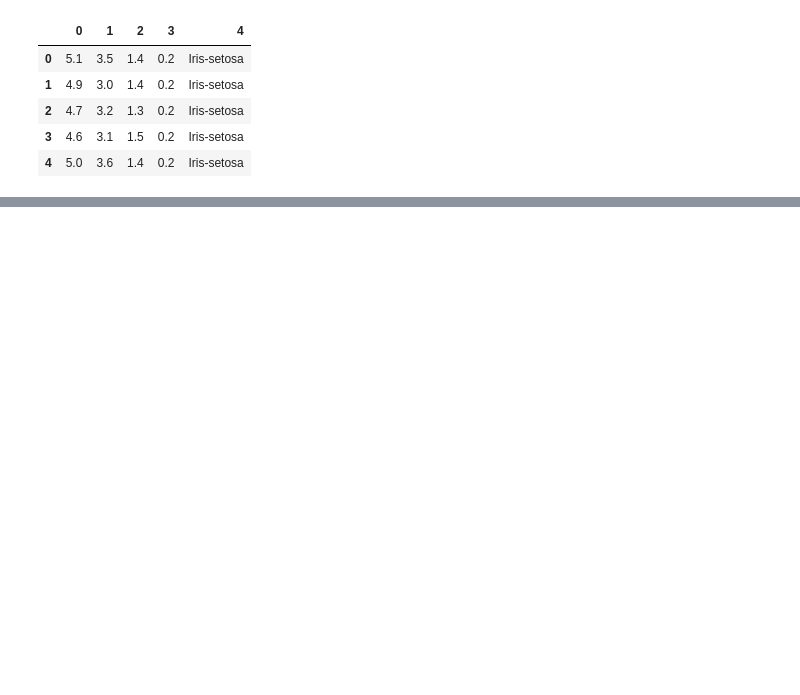
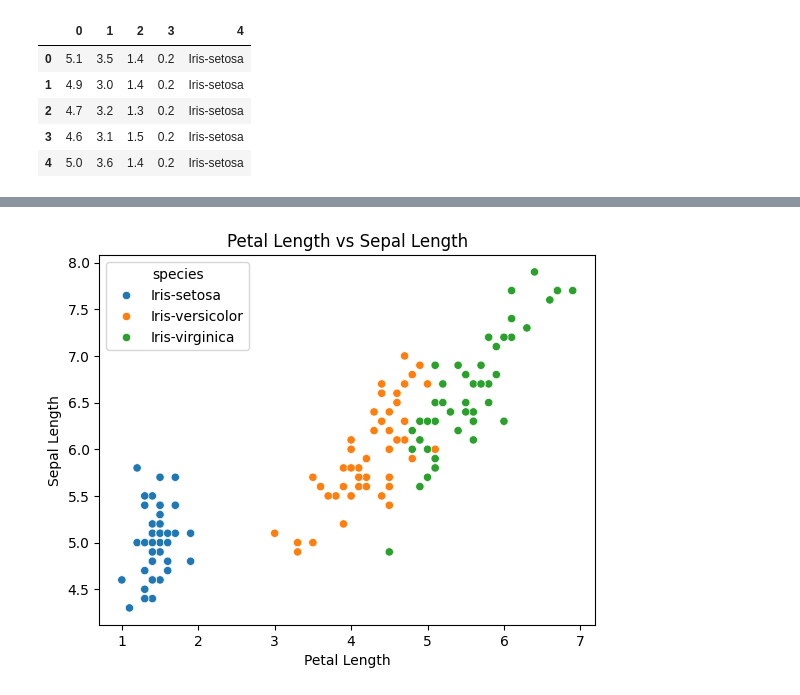
Before and after one commit to krishna0712/ML_models, a Jupyter notebook: by_model/test_train/notebooks/testing.ipynb, the cells around one changed output, grey strips where cells are left out. Drawn from its saved outputs; the diff is of its cells as text; code cells hidden in the pictures; blank space fills up the shorter version.

Commit message:
correlation finding & visuals

```diff
--- a/by_model/test_train/notebooks/testing.ipynb
+++ b/by_model/test_train/notebooks/testing.ipynb
@@ -16,3 +16,6 @@ iris.head()
 | 2 | 4.7 | 3.2 | 1.3 | 0.2 | Iris-setosa |
 | 3 | 4.6 | 3.1 | 1.5 | 0.2 | Iris-setosa |
 | 4 | 5.0 | 3.6 | 1.4 | 0.2 | Iris-setosa |
+# %%
+iris.rename(columns={0: "sepal_length", 1: "sepal_width", 2: "petal_length", 3: "petal_width", 4: "species"}, inplace=True)
+iris.head()
@@ -18,0 +29,8 @@ iris.head()
+# %%
+sns.scatterplot(x=iris['petal_length'], y=iris['sepal_length'], hue=iris['species'])
+plt.title("Petal Length vs Sepal Length")
+plt.xlabel("Petal Length")
+plt.ylabel("Sepal Length")
+plt.show()
+# %% [output]
+[figure, added]
```
Also changed, not shown: parts of 2 cells of this notebook.
